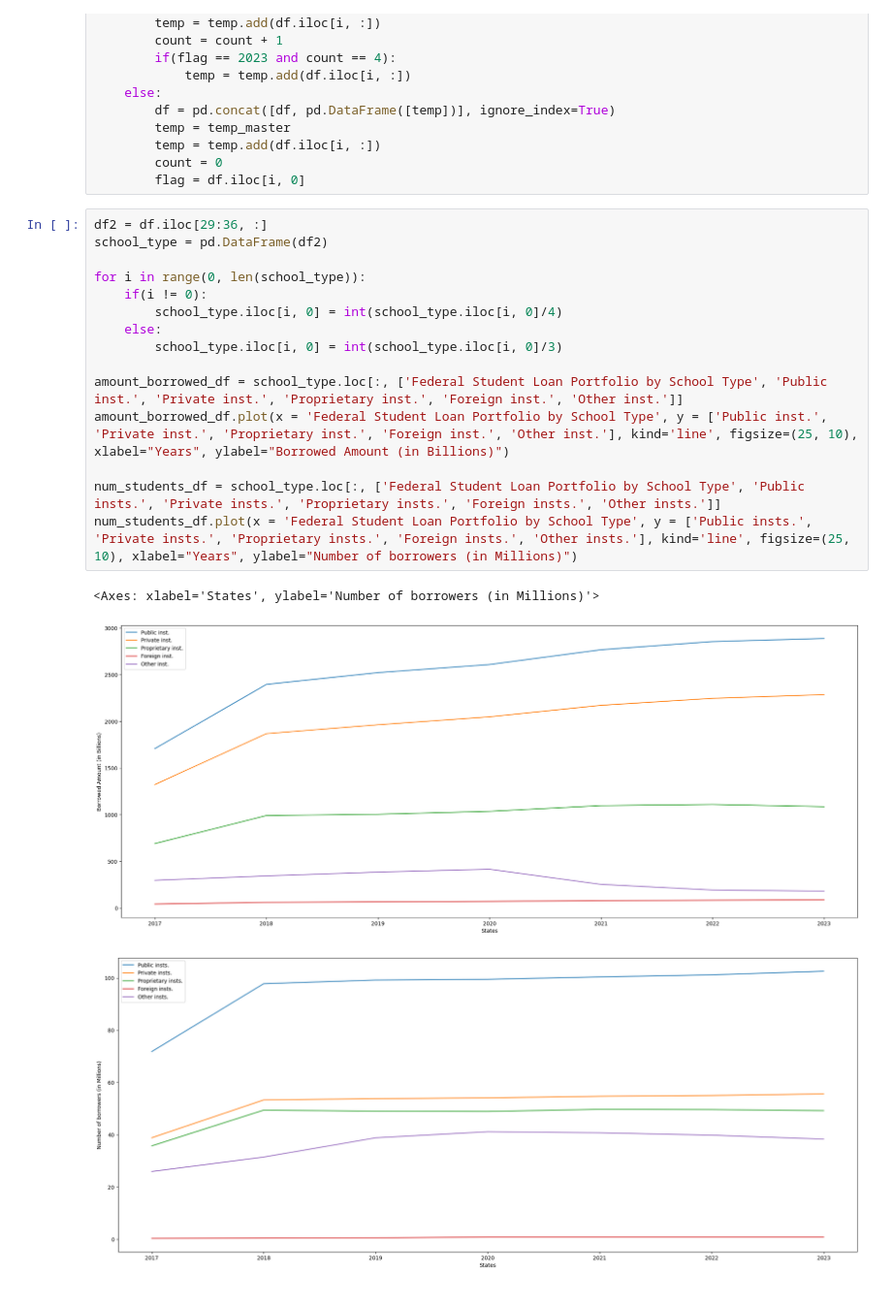
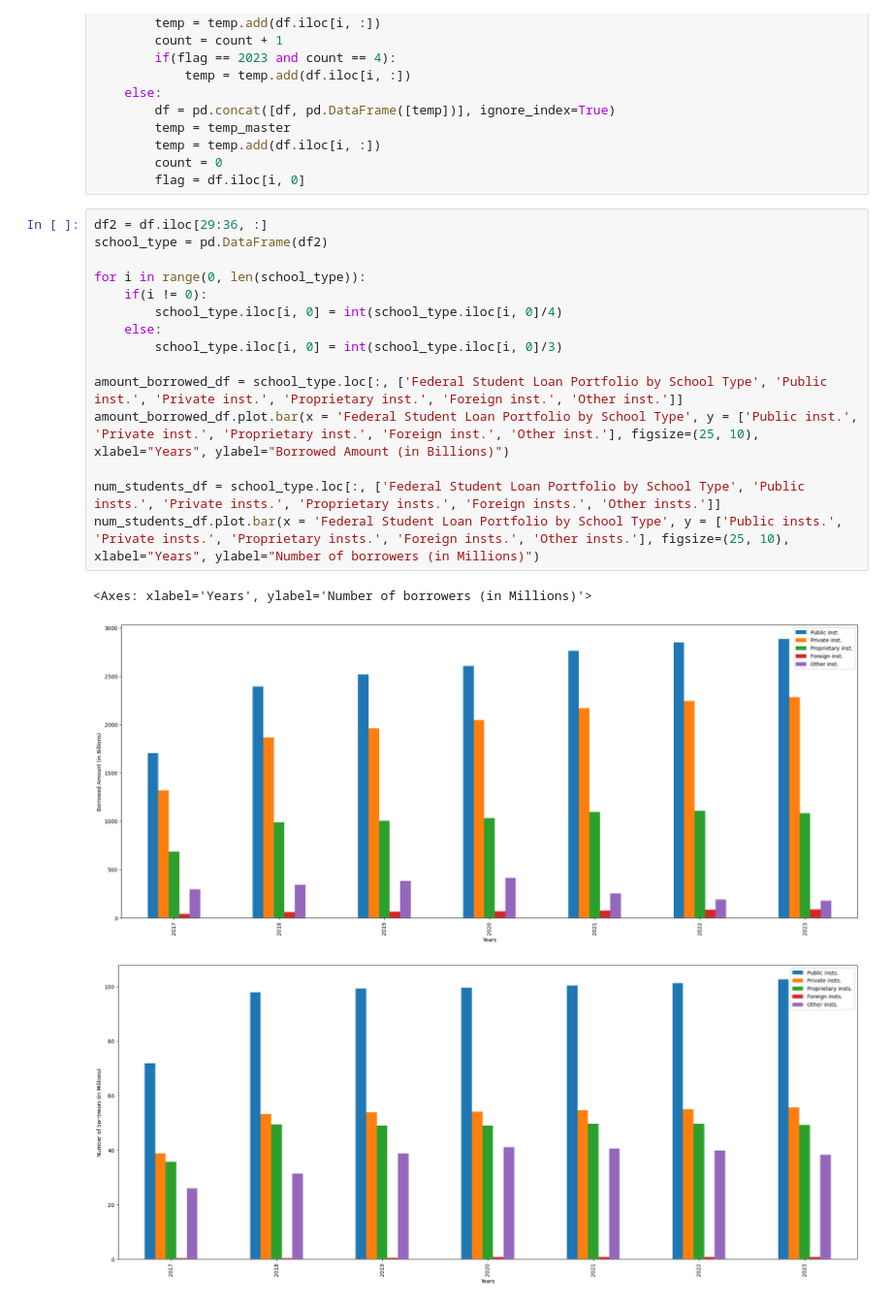
Before and after one commit to AadharSharma7/ECE143-Final-Project, a Jupyter notebook: Portfolio_by_School_Type.ipynb, the cells around one changed output. Shown at 97% size. Drawn from its saved outputs; the diff is of its cells as text.

```diff
--- a/Portfolio_by_School_Type.ipynb
+++ b/Portfolio_by_School_Type.ipynb
@@ -66,19 +66,19 @@ for i in range(1, len(df)):
 # %%
 df2 = df.iloc[29:36, :]
 school_type = pd.DataFrame(df2)
 
 for i in range(0, len(school_type)):
     if(i != 0):
         school_type.iloc[i, 0] = int(school_type.iloc[i, 0]/4)
     else:
         school_type.iloc[i, 0] = int(school_type.iloc[i, 0]/3)
 
 amount_borrowed_df = school_type.loc[:, ['Federal Student Loan Portfolio by School Type', 'Public inst.', 'Private inst.', 'Proprietary inst.', 'Foreign inst.', 'Other inst.']]
-amount_borrowed_df.plot(x = 'Federal Student Loan Portfolio by School Type', y = ['Public inst.', 'Private inst.', 'Proprietary inst.', 'Foreign inst.', 'Other inst.'], kind='line', figsize=(25, 10), xlabel="Years", ylabel="Borrowed Amount (in Billions)")
+amount_borrowed_df.plot.bar(x = 'Federal Student Loan Portfolio by School Type', y = ['Public inst.', 'Private inst.', 'Proprietary inst.', 'Foreign inst.', 'Other inst.'], figsize=(25, 10), xlabel="Years", ylabel="Borrowed Amount (in Billions)")
 
 num_students_df = school_type.loc[:, ['Federal Student Loan Portfolio by School Type', 'Public insts.', 'Private insts.', 'Proprietary insts.', 'Foreign insts.', 'Other insts.']]
-num_students_df.plot(x = 'Federal Student Loan Portfolio by School Type', y = ['Public insts.', 'Private insts.', 'Proprietary insts.', 'Foreign insts.', 'Other insts.'], kind='line', figsize=(25, 10), xlabel="Years", ylabel="Number of borrowers (in Millions)")
+num_students_df.plot.bar(x = 'Federal Student Loan Portfolio by School Type', y = ['Public insts.', 'Private insts.', 'Proprietary insts.', 'Foreign insts.', 'Other insts.'], figsize=(25, 10), xlabel="Years", ylabel="Number of borrowers (in Millions)")
 # %% [output]
-<Axes: xlabel='States', ylabel='Number of borrowers (in Millions)'>
+<Axes: xlabel='Years', ylabel='Number of borrowers (in Millions)'>
-[figure, old version]
+[figure, new version]
-[figure, old version]
+[figure, new version]
```
Also changed, not shown: 2 other files.
